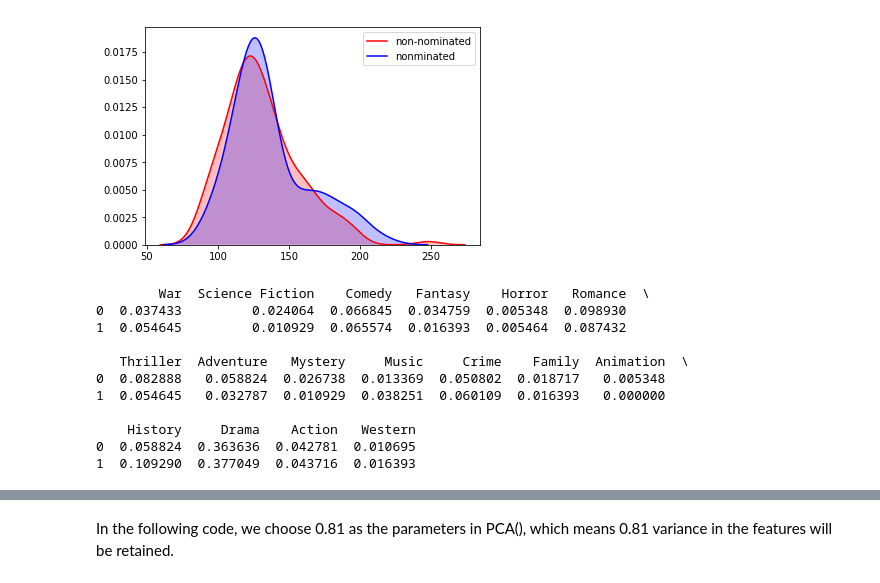
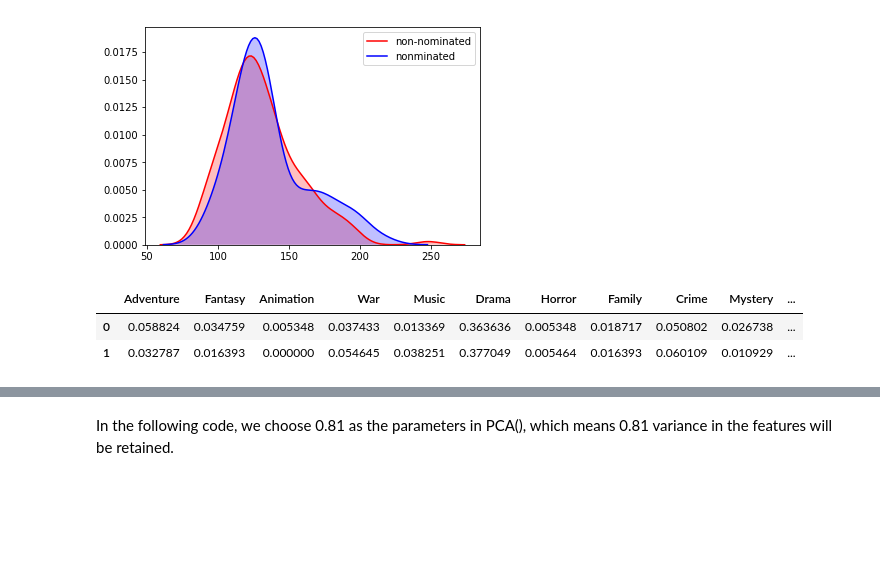
Before and after one commit to hone1er/oscarDataAnalysis, a Jupyter notebook: Priya's/Best_Movie_prediction.ipynb, the cells around one changed output, grey strips where cells are left out. Drawn from its saved outputs; the diff is of its cells as text; code cells hidden in the pictures; blank space fills up the shorter version.

```diff
--- a/Priya's/Best_Movie_prediction.ipynb
+++ b/Priya's/Best_Movie_prediction.ipynb
@@ -450,21 +450,29 @@ for g in genres_set:
 genres_all = []
 genres_all.append(np.array(genres_array0)/sum(genres_array0))
 genres_all.append(np.array(genres_array1)/sum(genres_array1))
-# %%
-df_genres = pd.DataFrame(genres_all, columns=list(genres_set))
-print(df_genres.head())
-# %% [output]
-        War  Science Fiction    Comedy   Fantasy    Horror   Romance  \
-0  0.037433         0.024064  0.066845  0.034759  0.005348  0.098930
-1  0.054645         0.010929  0.065574  0.016393  0.005464  0.087432
-
-   Thriller  Adventure   Mystery     Music     Crime    Family  Animation  \
-0  0.082888   0.058824  0.026738  0.013369  0.050802  0.018717   0.005348
-1  0.054645   0.032787  0.010929  0.038251  0.060109  0.016393   0.000000
-
-    History     Drama    Action   Western
-0  0.058824  0.363636  0.042781  0.010695
-1  0.109290  0.377049  0.043716  0.016393
+# %%
+df_genres = pd.DataFrame(genres_all, columns=list(genres_set))
+df_genres[["Adventure",
+"Fantasy",
+"Animation",
+"War",
+"Music",
+"Drama",
+"Horror",
+"Family",
+"Crime",
+"Mystery",
+"Science Fiction",
+"History",
+"Action",
+"Comedy",
+"Romance",
+"Western",
+"Thriller"]].to
+# %% [output]
+|  | Adventure | Fantasy | Animation | War | Music | Drama | Horror | Family | Crime | Mystery | ... |
+| 0 | 0.058824 | 0.034759 | 0.005348 | 0.037433 | 0.013369 | 0.363636 | 0.005348 | 0.018717 | 0.050802 | 0.026738 | ... |
+| 1 | 0.032787 | 0.016393 | 0.000000 | 0.054645 | 0.038251 | 0.377049 | 0.005464 | 0.016393 | 0.060109 | 0.010929 | ... |
 # %%
 # draw stacked bar chart
 N = len(df_genres.columns)
```
Also changed, not shown: parts of 14 cells of this notebook, 3 other files.
